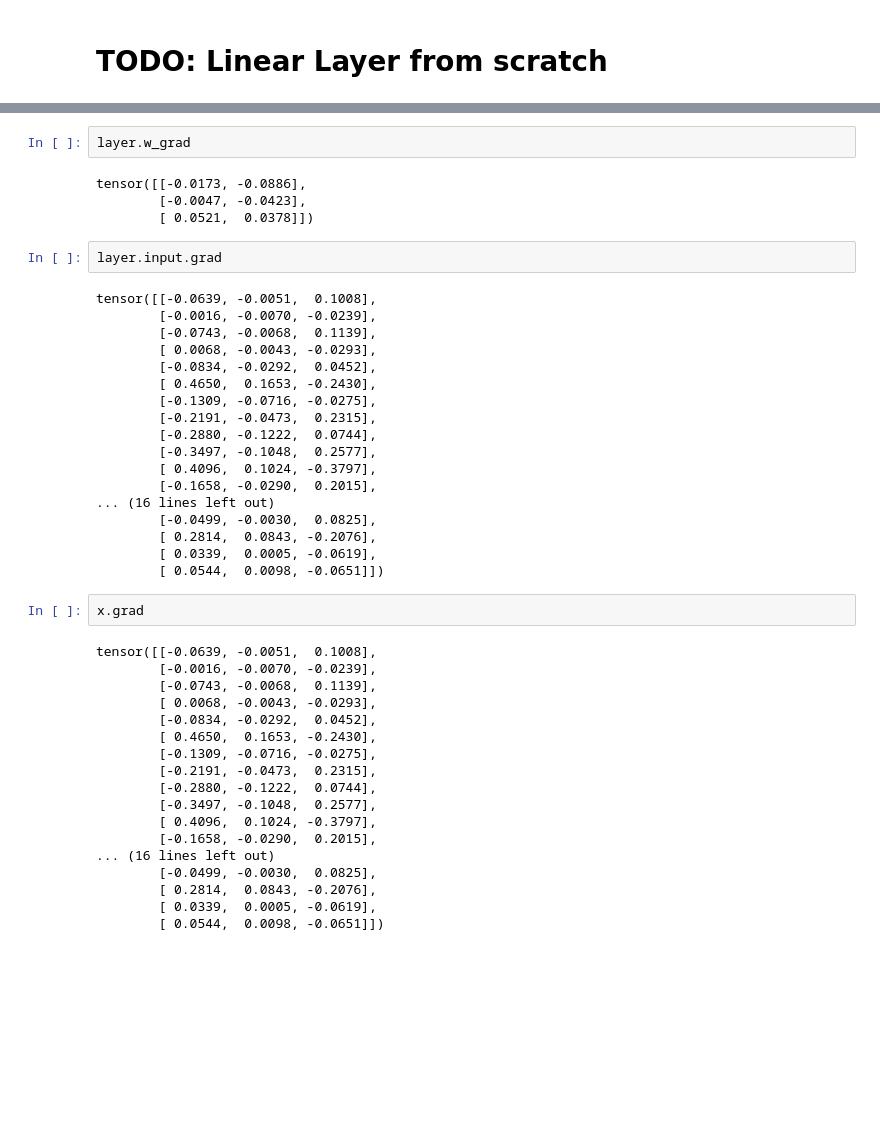
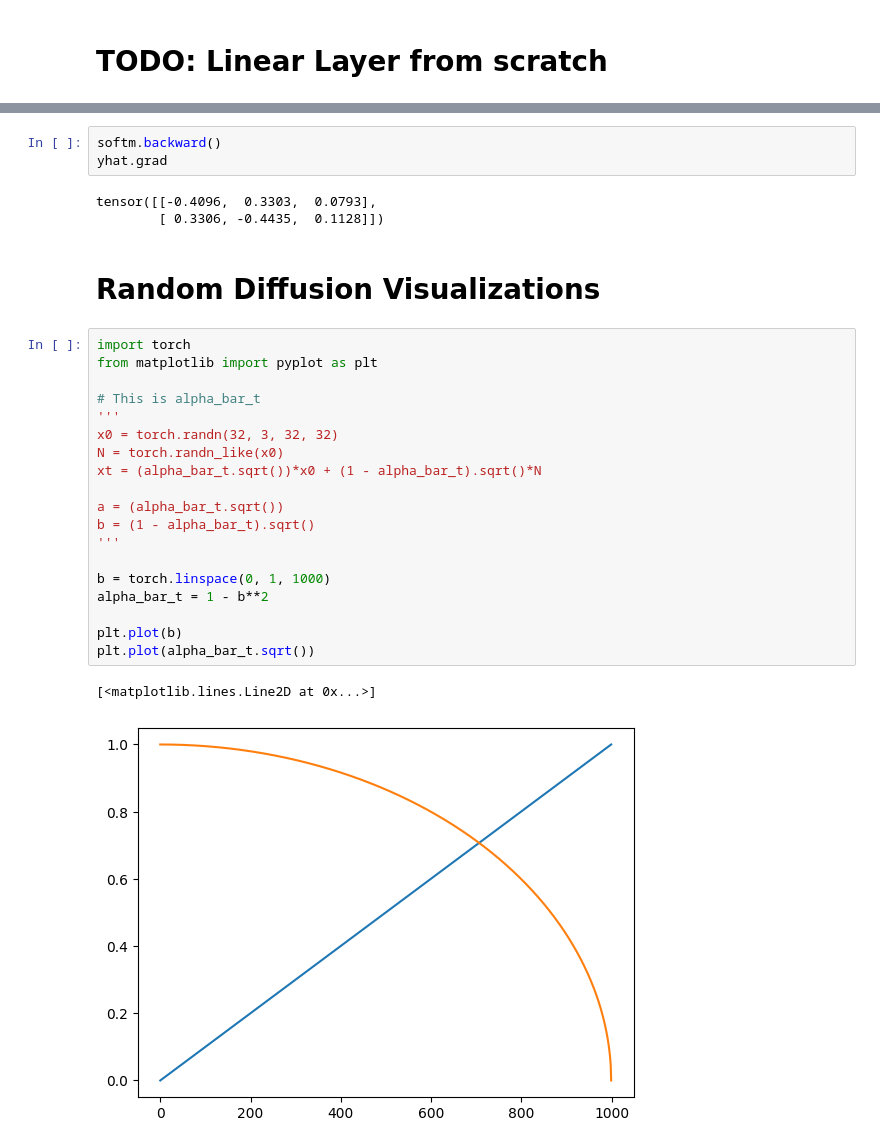
Before and after one commit to pranay8297/fastaip2, a Jupyter notebook: ml_coding_interview_prep.ipynb, the cells around one changed output, grey strips where cells are left out. Cells and saved outputs as stored; diff of their text form; blank space fills up the shorter version.

```diff
--- a/ml_coding_interview_prep.ipynb
+++ b/ml_coding_interview_prep.ipynb
@@ -748,46 +841,30 @@ Call Location:
-# %%
-layer.w_grad
-# %% [output]
-tensor([[-0.0173, -0.0886],
-        [-0.0047, -0.0423],
-        [ 0.0521,  0.0378]])
-# %%
-layer.input.grad
-# %% [output]
-tensor([[-0.0639, -0.0051,  0.1008],
-        [-0.0016, -0.0070, -0.0239],
-        [-0.0743, -0.0068,  0.1139],
-        [ 0.0068, -0.0043, -0.0293],
-        [-0.0834, -0.0292,  0.0452],
-        [ 0.4650,  0.1653, -0.2430],
-        [-0.1309, -0.0716, -0.0275],
-        [-0.2191, -0.0473,  0.2315],
-        [-0.2880, -0.1222,  0.0744],
-        [-0.3497, -0.1048,  0.2577],
-        [ 0.4096,  0.1024, -0.3797],
-        [-0.1658, -0.0290,  0.2015],
-... (16 lines left out)
-        [-0.0499, -0.0030,  0.0825],
-        [ 0.2814,  0.0843, -0.2076],
-        [ 0.0339,  0.0005, -0.0619],
-        [ 0.0544,  0.0098, -0.0651]])
-# %%
-x.grad
-# %% [output]
-tensor([[-0.0639, -0.0051,  0.1008],
-        [-0.0016, -0.0070, -0.0239],
-        [-0.0743, -0.0068,  0.1139],
-        [ 0.0068, -0.0043, -0.0293],
-        [-0.0834, -0.0292,  0.0452],
-        [ 0.4650,  0.1653, -0.2430],
-        [-0.1309, -0.0716, -0.0275],
-        [-0.2191, -0.0473,  0.2315],
-        [-0.2880, -0.1222,  0.0744],
-        [-0.3497, -0.1048,  0.2577],
-        [ 0.4096,  0.1024, -0.3797],
-        [-0.1658, -0.0290,  0.2015],
-... (16 lines left out)
-        [-0.0499, -0.0030,  0.0825],
-        [ 0.2814,  0.0843, -0.2076],
-        [ 0.0339,  0.0005, -0.0619],
-        [ 0.0544,  0.0098, -0.0651]])
+# %%
+softm.backward()
+yhat.grad
+# %% [output]
+tensor([[-0.4096,  0.3303,  0.0793],
+        [ 0.3306, -0.4435,  0.1128]])
+# %% [markdown]
+# Random Diffusion Visualizations
+# %%
+import torch
+from matplotlib import pyplot as plt
+
+# This is alpha_bar_t
+'''
+x0 = torch.randn(32, 3, 32, 32)
+N = torch.randn_like(x0)
+xt = (alpha_bar_t.sqrt())*x0 + (1 - alpha_bar_t).sqrt()*N
+
+a = (alpha_bar_t.sqrt())
+b = (1 - alpha_bar_t).sqrt()
+'''
+
+b = torch.linspace(0, 1, 1000)
+alpha_bar_t = 1 - b**2
+
+plt.plot(b)
+plt.plot(alpha_bar_t.sqrt())
+# %% [output]
+[<matplotlib.lines.Line2D at 0x...>]
+[figure, added]
```
Also changed, not shown: parts of 24 cells of this notebook.
